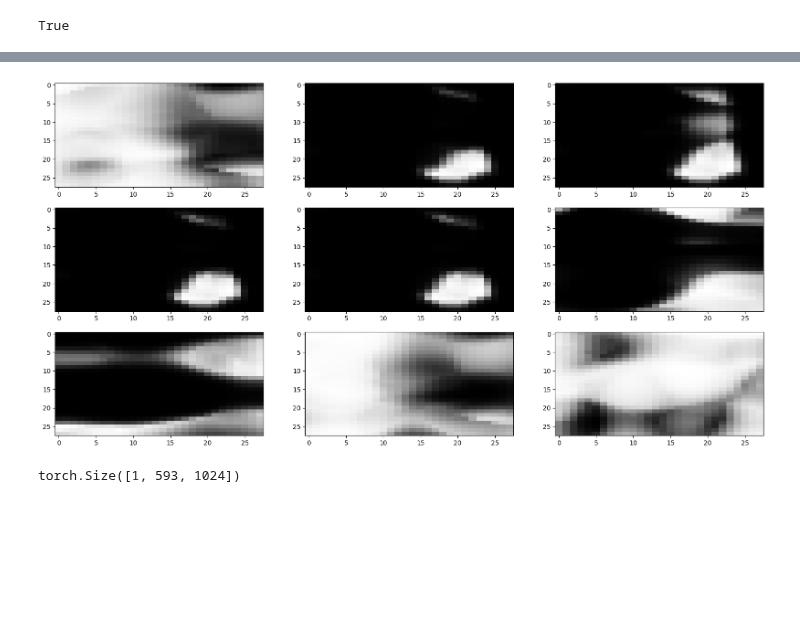
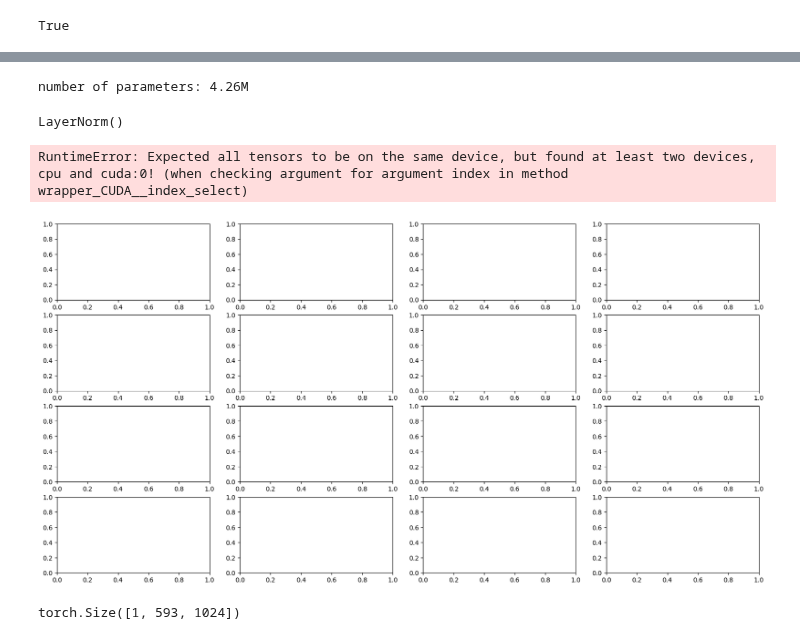
Before and after one commit to nef-gpt/adl4cv, a Jupyter notebook: naive_tokenized_approach.ipynb, the cells around one changed output, grey strips where cells are left out. Drawn from its saved outputs; the diff is of its cells as text; code cells hidden in the pictures; blank space fills up the shorter version.

Commit message:
working implementation for all current 5 samples

```diff
--- a/naive_tokenized_approach.ipynb
+++ b/naive_tokenized_approach.ipynb
@@ -37,11 +37,11 @@ vq_dicts = torch.load(vq_path)
 # state_dict and vq_config are used to save the model
 vq_config = vq_dicts["vq_config"]
 vq = VectorQuantize(**vq_config)
-
+vq.load_state_dict(vq_dicts["state_dict"])
 
 data_root = os.path.join(dir_path, "adl4cv")
 
-dataset= MnistNeFDataset(os.path.join(data_root, "datasets", "mnist-nerfs"), transform=TokenTransform(vq), **kwargs)
+dataset = MnistNeFDataset(os.path.join(data_root, "datasets", "mnist-nerfs"), transform=TokenTransform(vq), **kwargs)
 # %%
 indices = []
 for i in range(1000):
@@ -191,0 +160,36 @@ torch.Size([1, 593, 1])
+# %%
+import matplotlib.pyplot as plt
+import torch
+from networks.nano_gpt import GPT
+from utils import get_default_device
+
+model_dict = torch.load("./models/token_transformer/ckpt-2024-06-08-13-51-40.pt")
+
+
+vq_path = os.path.join(data_root, "models", "vqs", "vq_mnist.pt")
+vq_dicts = torch.load(vq_path)
+# state_dict and vq_config are used to save the model
+#vq = VectorQuantize(**model_dict["vq_config"])
+#vq.load_state_dict(model_dict["vq_state_dict"])
+
+#data_root = os.path.join(dir_path, "adl4cv")
+
+#dataset = MnistNeFDataset(os.path.join(data_root, "datasets", "mnist-nerfs"), transform=TokenTransform(vq), **kwargs)
+
+
+
+# Configuration
+idx = 3
+
+device = get_default_device()
+model = GPT(model_dict["model_args"])
+model.to(device=device)
+model.load_state_dict(model_dict["model"])
+model.eval()
+
+
+sample = dataset[0][0]
+X, Y = get_batch("")
+X, Y = (X[0].unsqueeze(0), Y[0].unsqueeze(0))
+pred, _ = model(X, Y)
+pred.argmax(dim=-1)==Y
@@ -192,34 +257,41 @@ torch.Size([1, 593, 1])
+# %%
+model = GPT(model_dict["model_args"])
+model.transformer.ln_f
+# %% [output]
+number of parameters: 4.26M
+LayerNorm()
 # %%
 from animation.util import backtransform_weights, reconstruct_image
 from networks.mlp_models import MLP3D
 
-ij_len = 3
+ij_len = 4
 # Plotting the tensors as heatmaps in grayscale
 fig, axes = plt.subplots(ij_len, ij_len, figsize=(20, 10))
 
 SOS = torch.Tensor([[0]]).long().to(device)
 
 for i in range(ij_len):
     for j in range(ij_len):
 
         model.eval()
-        novel_tokens = model.generate(SOS, 593, temperature=1.1, top_k=3)[:, 1:].unsqueeze(-1).to("cpu")
+        novel_tokens = model.generate(SOS, 593, temperature=1.0, top_k=None)[:, 1:].unsqueeze(-1).to("cpu")
         novel_weights= vq.get_codes_from_indices((novel_tokens-1))
 
         dataset_no_transform = MnistNeFDataset(data_root_ours, **kwargs)
         original_dict = dataset_no_transform[0][0]
 
         reconstructed_dict = backtransform_weights(novel_weights, original_dict["state_dict"])
 
         mlp3d = MLP3D(**original_dict["model_config"])
         mlp3d.load_state_dict(reconstructed_dict)
         reconstructed_tensor = reconstruct_image(mlp3d)
 
         axes[i][j].imshow(reconstructed_tensor, cmap='gray', aspect='auto')
 
 plt.show()
 # %% [output]
+RuntimeError: Expected all tensors to be on the same device, but found at least two devices, cpu and cuda:0! (when checking argument for argument index in method wrapper_CUDA__index_select)
-[figure, old version]
+[figure, new version]
 # %%
 pred, _ = model(X, Y)
 # %%
```
Also changed, not shown: parts of 15 cells of this notebook, 2 other files.
